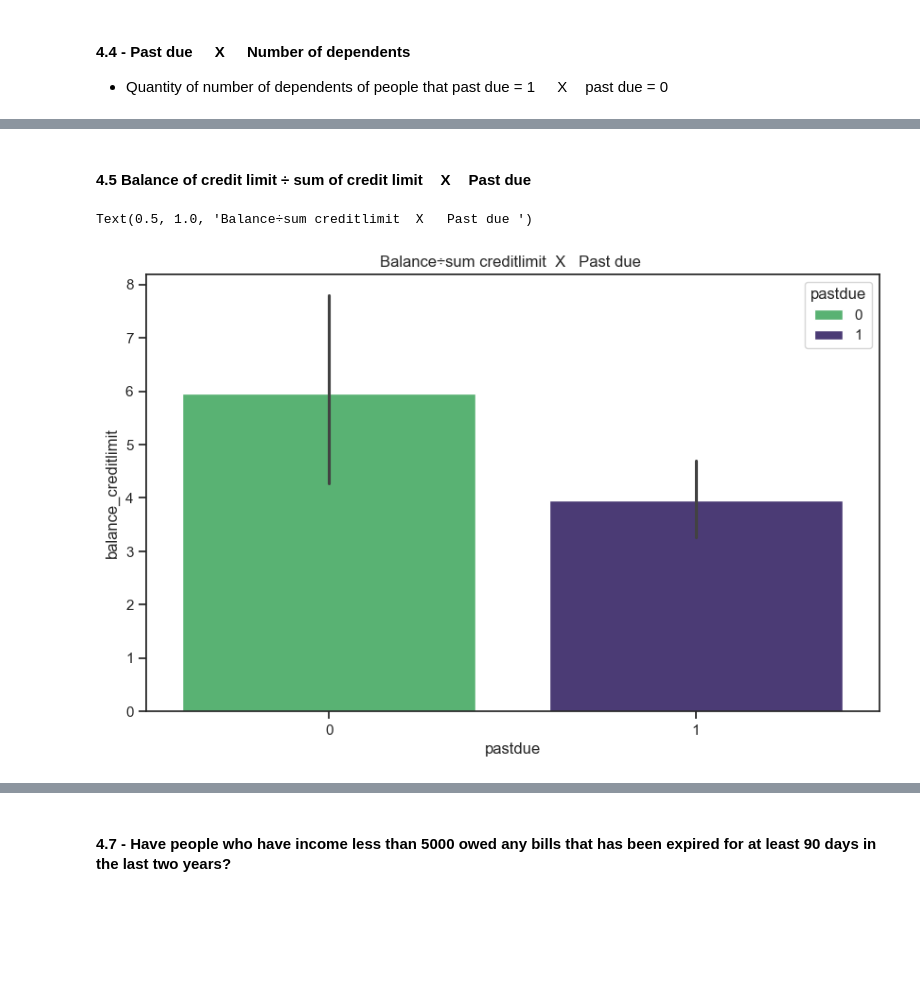
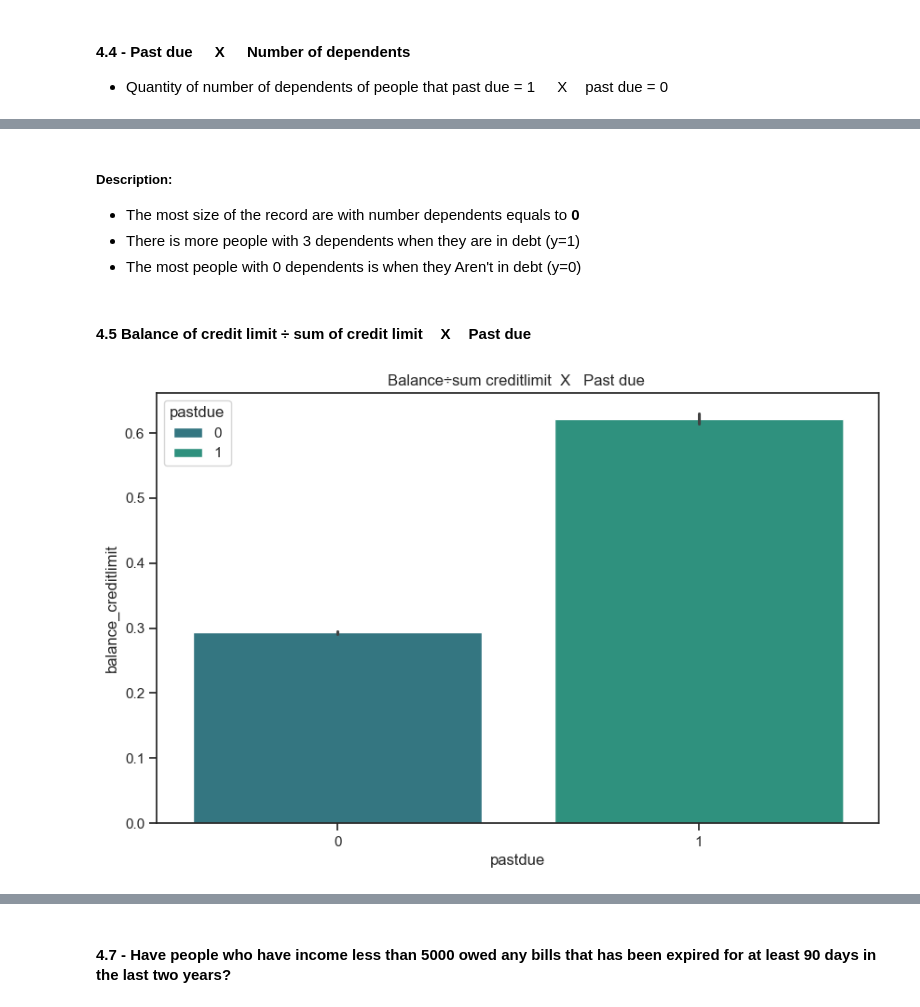
Before and after one commit to ectormgl/givemecredit, a Jupyter notebook: notebook/EDA.ipynb, the cells around one changed output, grey strips where cells are left out. Drawn from its saved outputs; the diff is of its cells as text; code cells hidden in the pictures; blank space fills up the shorter version.

```diff
--- a/notebook/EDA.ipynb
+++ b/notebook/EDA.ipynb
@@ -581,7 +264,0 @@ dtype: int64
-# %%
-df_data.rename(columns={"Unnamed: 0": "ID",
-                          "RevolvingUtilizationOfUnsecuredLines": "balance_divided_creditlimit",
-                         "NumberOfTime60-89DaysPastDueNotWorse": "number_times_latepay60-89"}, inplace=True)
-# %%
-#dropping rows that contain NA values
-df_data.dropna(inplace=True)
@@ -590,6 +264,0 @@ df_data.dropna(inplace=True)
-# %%
-df_data= df_data[df_data['age'] >=18 ]
-
-#Excluding people who have < 18 years
-
-df_data= df_data[df_data['NumberOfTime30-59DaysPastDueNotWorse']<96  ]
@@ -726,17 +382,22 @@ plt.show()
 #### 4.4       -       Past due    ㅤ    X   ㅤ    Number of dependents
 -  Quantity of number of dependents of people that past due = 1  ㅤ   Xㅤ   past due = 0
 # %%
-
 duedependents= pd.DataFrame()
 due_to_0=      pd.DataFrame()
 duedependents['number_dependents=1']= X_train.iloc[:, 8][y_train==1]
 due_to_0['number_dependents_0']= X_train.iloc[:, 8][y_train==0]
 
 
+colors = sns.color_palette('viridis')
+fig, axs = plt.subplots(1, 2, figsize=(15, 5))
 
-fig, axs = plt.subplots(1, 2, figsize=(15, 5))
-sns.histplot(duedependents['number_dependents=1'], ax=axs[0])
-axs[0].set_xlabel('number_dependents when pastdue = 1')
-sns.histplot(due_to_0['number_dependents_0'], ax=axs[1], binrange=(0,10))
-axs[1].set_xlabel('number of dependents when pastdue = 0')
+sns.histplot(duedependents['number_dependents=1'], ax=axs[0],bins=10, color=colors[3])
+axs[0].set_xlabel('number_dependents')
+axs[0].set_title('Number_dependents when pastdue = 1')
+axs[0].set_yticks(np.arange(0,55000, 5000))
+
+sns.histplot(due_to_0['number_dependents_0'], ax=axs[1], binrange=(0,6), bins=10, color=colors[2])
+axs[1].set_xlabel('number of dependents ')
+axs[1].set_title('Number_dependents when pastdue = 0')
+axs[1].set_yticks(np.arange(0,55000, 5000))
 # %% [output]
@@ -745,18 +416,20 @@ Text(0.5, 0, 'number of dependents when pastdue = 0')
+# %% [markdown]
+##### Description:
+- The most size of the record are with number dependents equals to **0**
+- There is more people with 3 dependents when they are in debt (y=1)
+- The most people with 0 dependents is when they Aren't in debt (y=0)
 # %% [markdown]
 #### 4.5       Balance of credit limit ÷ sum of credit limit       ㅤX        ㅤPast due
 # %%
-colors = sns.color_palette()
-random.shuffle(colors)
-
 balancedue= pd.DataFrame()
-balancedue['balance_creditlimit'] = X_train.iloc[:, 0]
-balancedue['pastdue']= y_train.iloc[:]
+balancedue['balance_creditlimit'] = df_data.iloc[:, 2]
+balancedue['pastdue']= df_data.iloc[:, 1]
 balancedue=balancedue.sort_index()
 
 
 plt.figure(figsize=(10,6))
-sns.barplot(balancedue, x='pastdue', y='balance_creditlimit', hue='pastdue', palette=colors)
+sns.barplot(balancedue, x='pastdue', y='balance_creditlimit', hue='pastdue', palette=colors[2:4])
 plt.title('Balance÷sum creditlimit  X   Past due ')
+plt.show()
 # %% [output]
-Text(0.5, 1.0, 'Balance÷sum creditlimit  X   Past due ')
-[figure, old version]
+[figure, new version]
```
Also changed, not shown: parts of 109 cells of this notebook, 7 other files.
